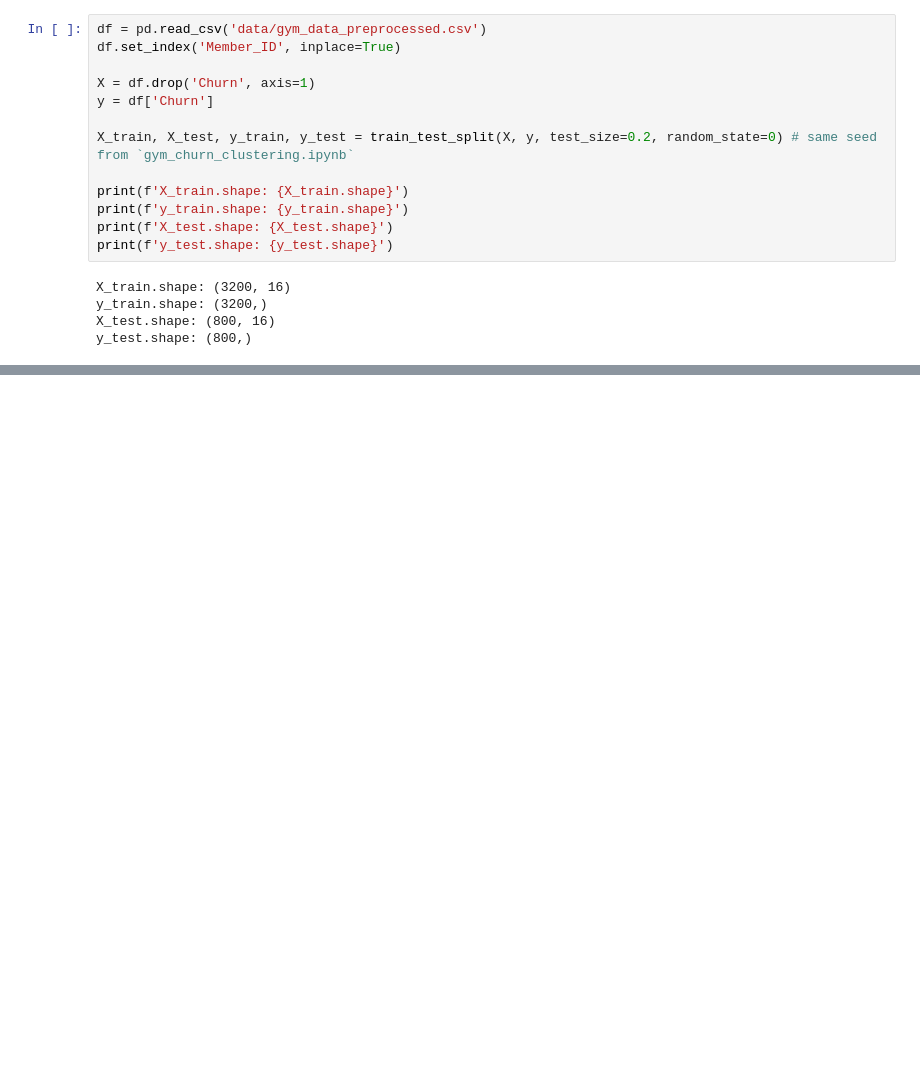
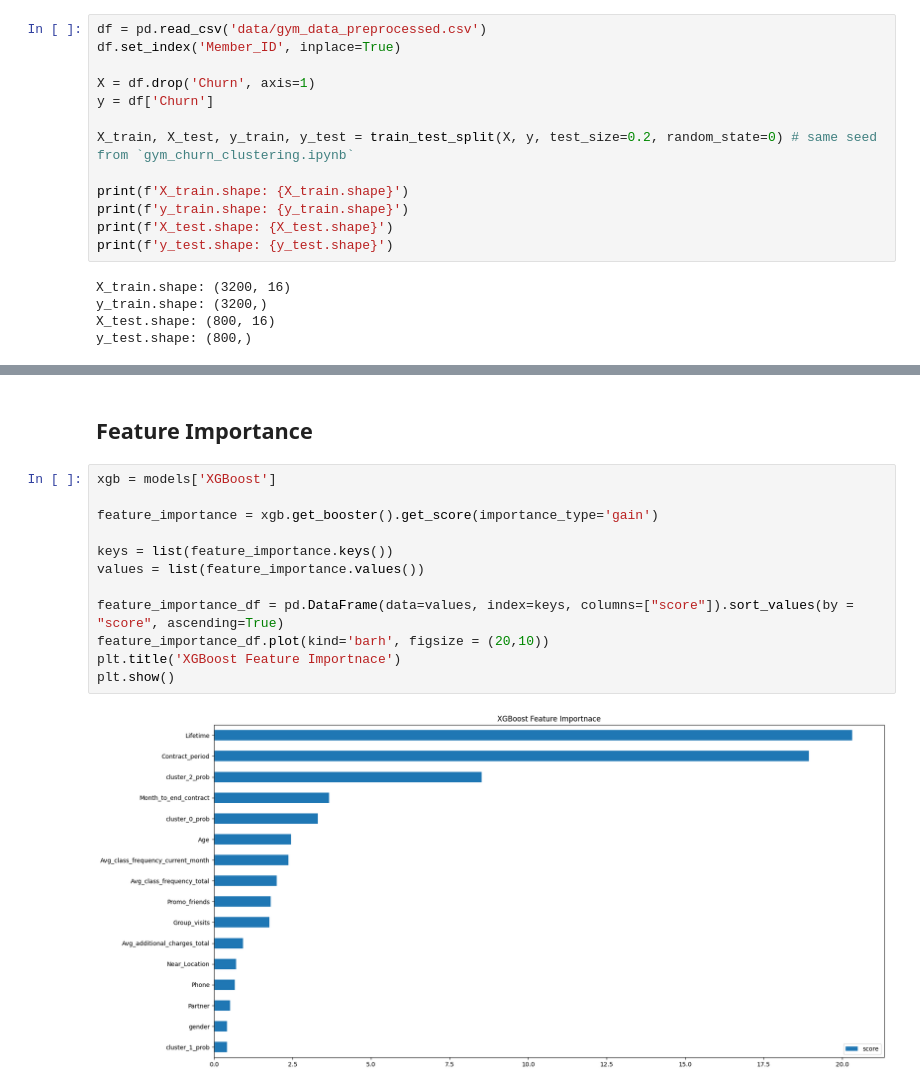
Before and after one commit to kennethwirjadisastra/customer_churn, a Jupyter notebook: gym_churn_modeling.ipynb, the cells around one changed output, grey strips where cells are left out. Cells and saved outputs as stored; diff of their text form; blank space fills up the shorter version.

```diff
--- a/gym_churn_modeling.ipynb
+++ b/gym_churn_modeling.ipynb
@@ -163,0 +207,16 @@ plt.show()
+# %% [markdown]
+## Feature Importance
+# %%
+xgb = models['XGBoost']
+
+feature_importance = xgb.get_booster().get_score(importance_type='gain')
+
+keys = list(feature_importance.keys())
+values = list(feature_importance.values())
+
+feature_importance_df = pd.DataFrame(data=values, index=keys, columns=["score"]).sort_values(by = "score", ascending=True)
+feature_importance_df.plot(kind='barh', figsize = (20,10))
+plt.title('XGBoost Feature Importnace')
+plt.show()
+# %% [output]
+[figure, added]
```
Also changed, not shown: parts of 21 cells of this notebook.
